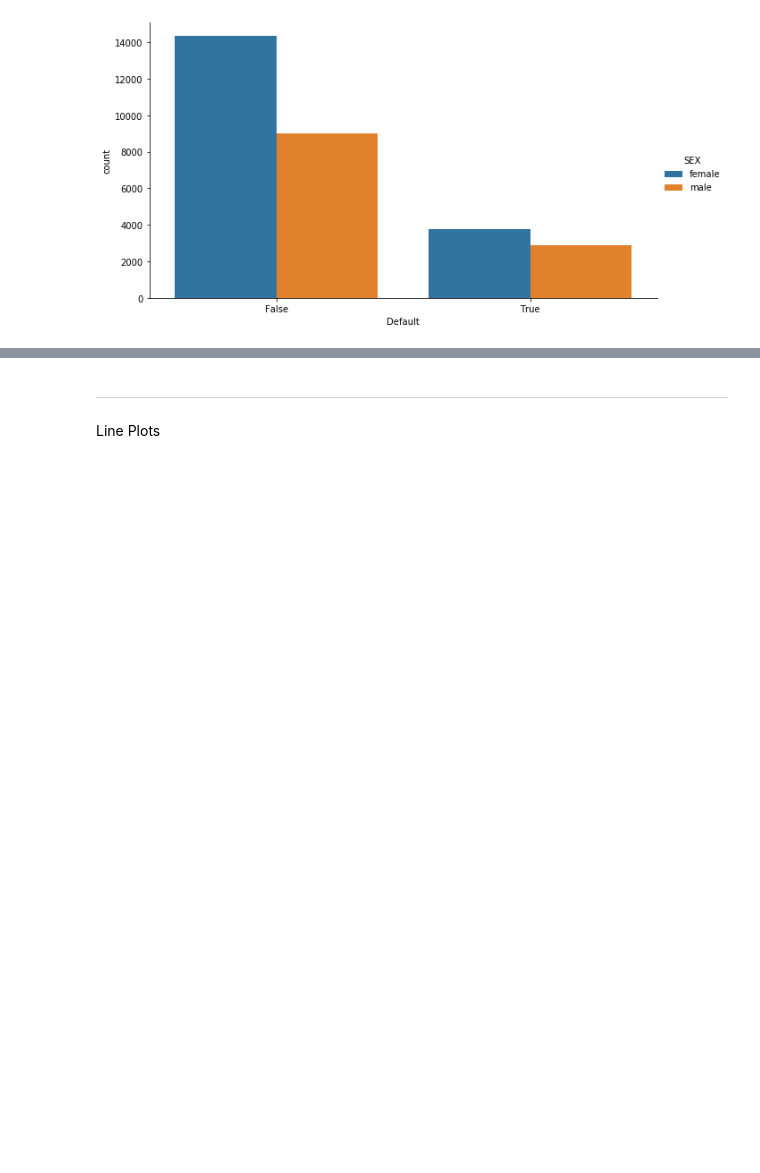
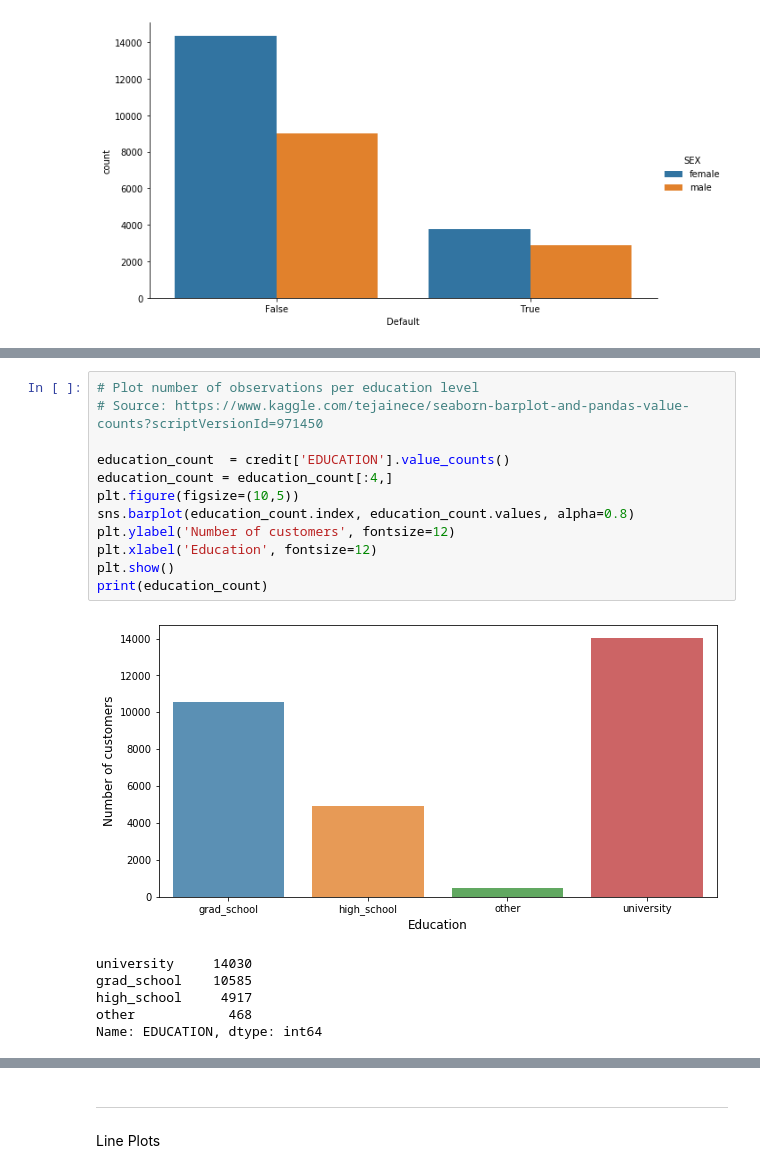
Before and after one commit to evillag/xtol_m5, a Jupyter notebook: T2/EDA_M5T2.ipynb, the cells around one changed output, grey strips where cells are left out. Drawn from its saved outputs; the diff is of its cells as text; blank space fills up the shorter version.

```diff
--- a/T2/EDA_M5T2.ipynb
+++ b/T2/EDA_M5T2.ipynb
@@ -360,0 +369,19 @@ At plain sight, it seems there is some evidence pointing towards males being mor
+# %%
+# Plot number of observations per education level
+# Source: https://www.kaggle.com/tejainece/seaborn-barplot-and-pandas-value-counts?scriptVersionId=971450
+
+education_count  = credit['EDUCATION'].value_counts()
+education_count = education_count[:4,]
+plt.figure(figsize=(10,5))
+sns.barplot(education_count.index, education_count.values, alpha=0.8)
+plt.ylabel('Number of customers', fontsize=12)
+plt.xlabel('Education', fontsize=12)
+plt.show()
+print(education_count)
+# %% [output]
+[figure, added]
+university     14030
+grad_school    10585
+high_school     4917
+other            468
+Name: EDUCATION, dtype: int64
```
Also changed, not shown: parts of 6 cells of this notebook.
